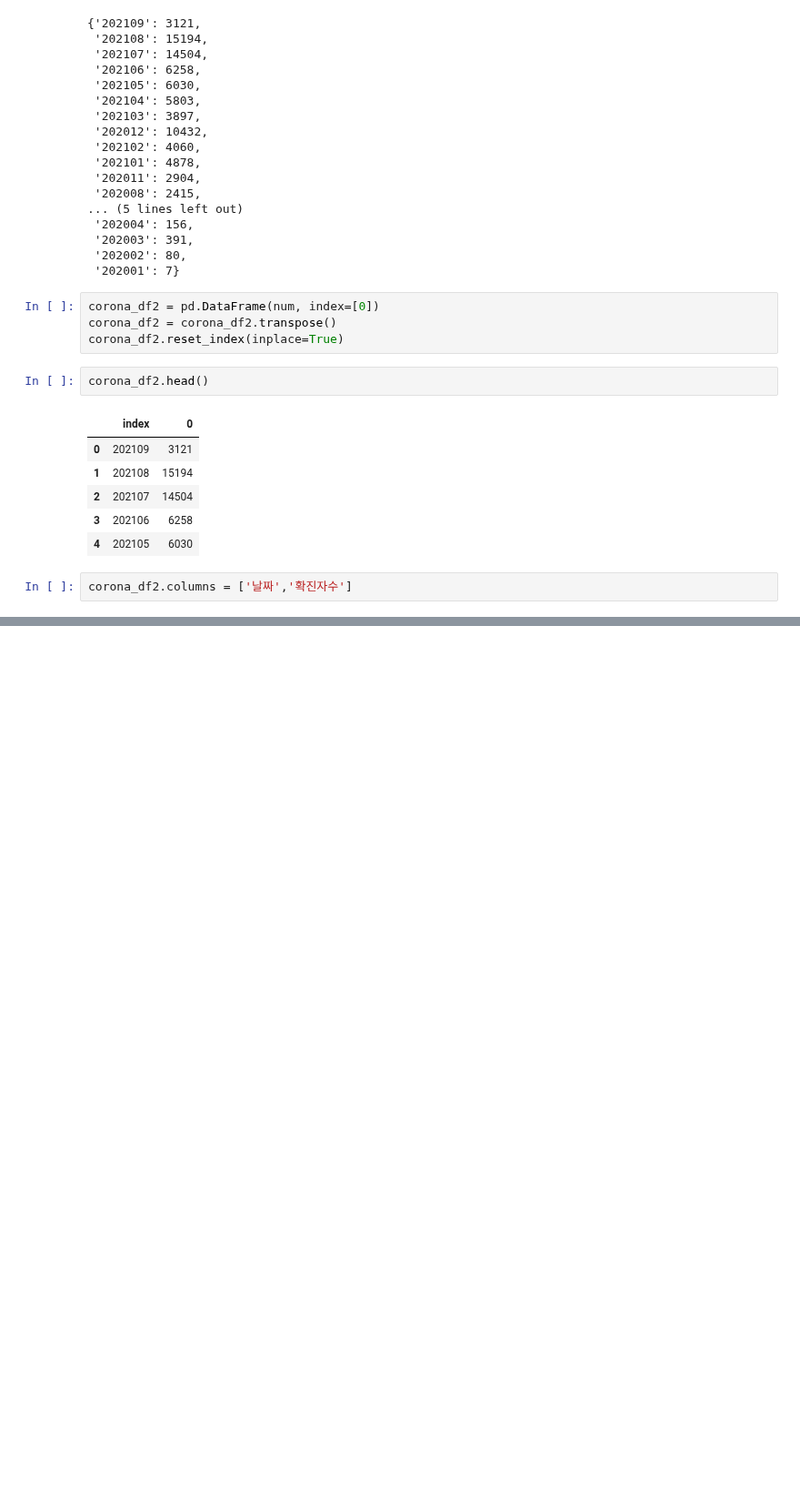
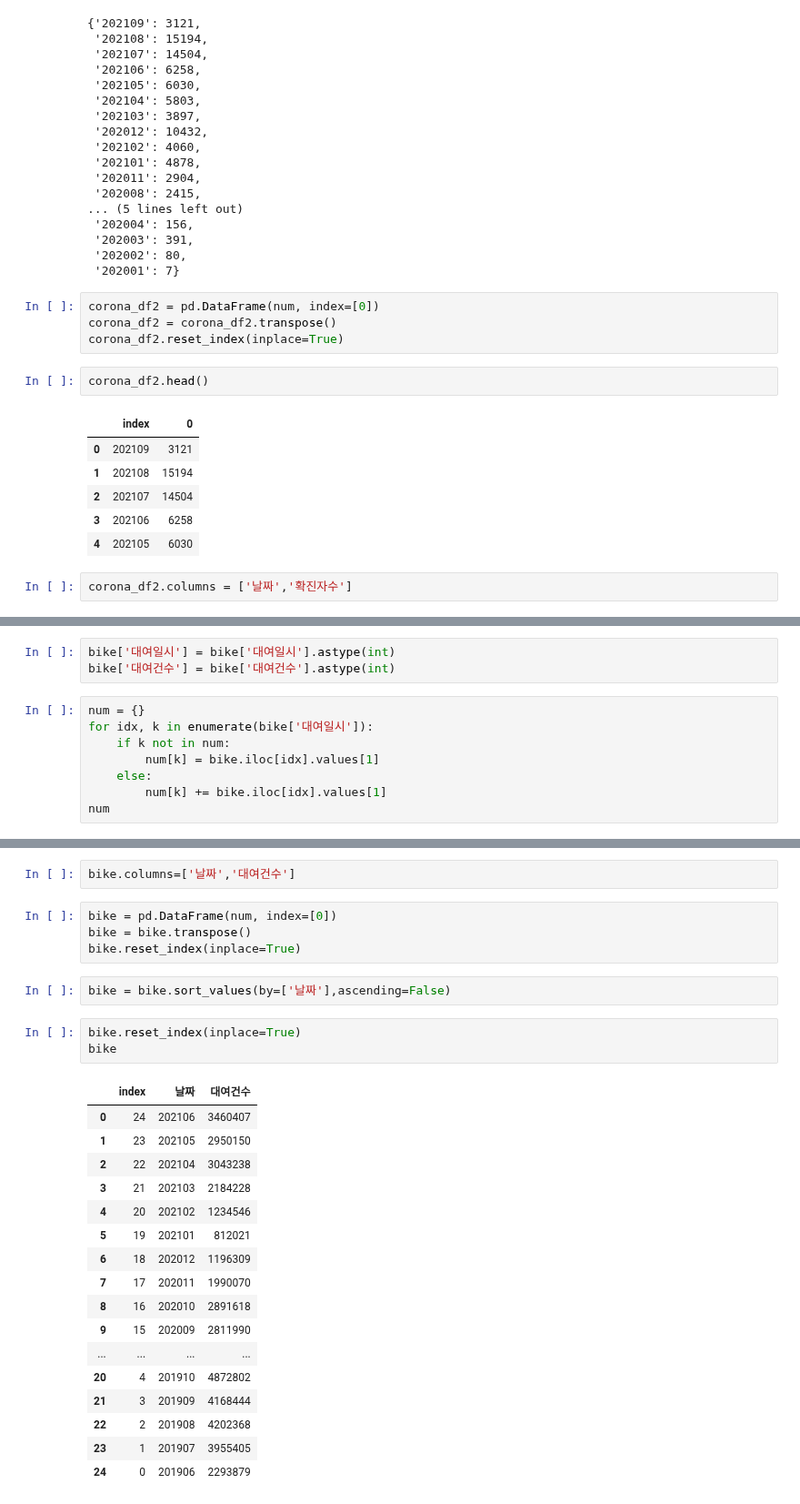
Before and after one commit to y7y1h13/StatisticsAnal, a Jupyter notebook: newPan/분석과제/분석과제.ipynb, the cells around one changed output, grey strips where cells are left out. Shown at 91% size. Saved outputs shown, nothing was run; the diff lists cells and outputs as text; blank space fills up the shorter version.

```diff
--- a/newPan/분석과제/분석과제.ipynb
+++ b/newPan/분석과제/분석과제.ipynb
@@ -489,0 +227,11 @@ ValueError: cannot reindex from a duplicate axis
+# %%
+bike['대여일시'] = bike['대여일시'].astype(int)
+bike['대여건수'] = bike['대여건수'].astype(int)
+# %%
+num = {}
+for idx, k in enumerate(bike['대여일시']):
+    if k not in num:
+        num[k] = bike.iloc[idx].values[1]
+    else:
+        num[k] += bike.iloc[idx].values[1]
+num
@@ -489,0 +256,29 @@ ValueError: cannot reindex from a duplicate axis
+# %%
+bike.columns=['날짜','대여건수']
+# %%
+bike = pd.DataFrame(num, index=[0])
+bike = bike.transpose()
+bike.reset_index(inplace=True)
+# %%
+bike = bike.sort_values(by=['날짜'],ascending=False)
+# %%
+bike.reset_index(inplace=True)
+bike
+# %% [output]
+|  | index | 날짜 | 대여건수 |
+| 0 | 24 | 202106 | 3460407 |
+| 1 | 23 | 202105 | 2950150 |
+| 2 | 22 | 202104 | 3043238 |
+| 3 | 21 | 202103 | 2184228 |
+| 4 | 20 | 202102 | 1234546 |
+| 5 | 19 | 202101 | 812021 |
+| 6 | 18 | 202012 | 1196309 |
+| 7 | 17 | 202011 | 1990070 |
+| 8 | 16 | 202010 | 2891618 |
+| 9 | 15 | 202009 | 2811990 |
+| ... | ... | ... | ... |
+| 20 | 4 | 201910 | 4872802 |
+| 21 | 3 | 201909 | 4168444 |
+| 22 | 2 | 201908 | 4202368 |
+| 23 | 1 | 201907 | 3955405 |
+| 24 | 0 | 201906 | 2293879 |
```
Also changed, not shown: parts of 57 cells of this notebook, 1 other file.
